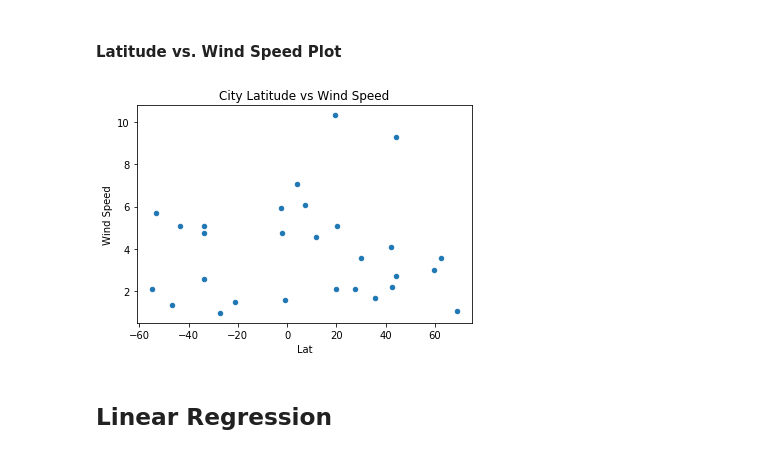
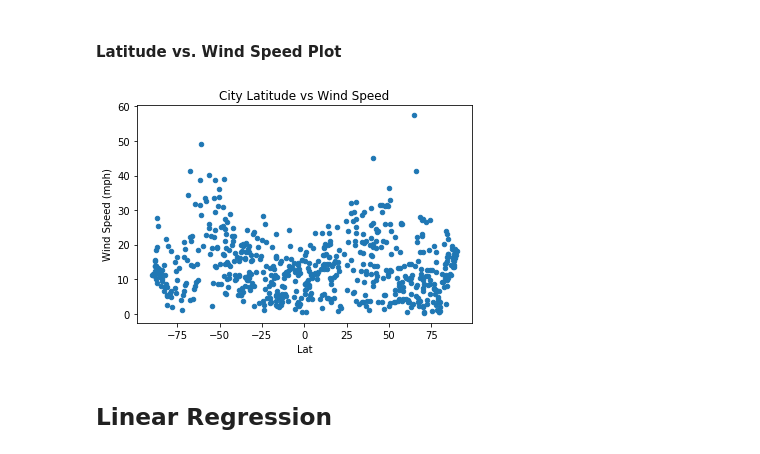
Before and after one commit to BeLacy87/python-API-challenge, a Jupyter notebook: WeatherPY/WeatherPy.ipynb, the cells around one changed output. Drawn from its saved outputs; the diff is of its cells as text; code cells hidden in the pictures.

```diff
--- a/WeatherPY/WeatherPy.ipynb
+++ b/WeatherPY/WeatherPy.ipynb
@@ -37,9 +37,9 @@ cities = []
 
 # Create a set of random lat and lng combinations
 #RESET TO SIZE=1500 BEFORE FINAL COMMIT
-lats = np.random.uniform(low=-90.000, high=90.000, size=30)
-lngs = np.random.uniform(low=-180.000, high=180.000, size=30)
-lat_lngs = zip(lats, lngs)
+lats = np.random.uniform(low=-90.000, high=90.000, size=1500)
+lngs = np.random.uniform(low=-180.000, high=180.000, size=1500)
+lat_lngs = list(zip(lats, lngs))
 
 # Identify nearest city for each lat, lng combination
 for lat_lng in lat_lngs:
@@ -117,8 +164,8 @@ df1['Date']=date
 df1['Humidity']=humidity
 df1['Lat']=lat
 df1['Lon']=lng
-df1['Max Temp']=max_temp
-df1['Wind Speed']=wind_speed
+df1['Max Temp (f)']=max_temp
+df1['Wind Speed (mph)']=wind_speed
 del df1[0]
 df1
 df1.to_csv("city_data.csv")
@@ -153,11 +216,11 @@ plt.show()
 # %% [markdown]
 #### Latitude vs. Wind Speed Plot
 # %%
-df1.plot(kind='scatter',x='Lat', y='Wind Speed')
+df1.plot(kind='scatter',x='Lat', y='Wind Speed (mph)')
 plt.title("City Latitude vs Wind Speed")
 plt.show()
 # %% [output]
-[figure, old version]
+[figure, new version]
 # %% [markdown]
 ## Linear Regression
 # %%
```
Also changed, not shown: parts of 19 cells of this notebook.
